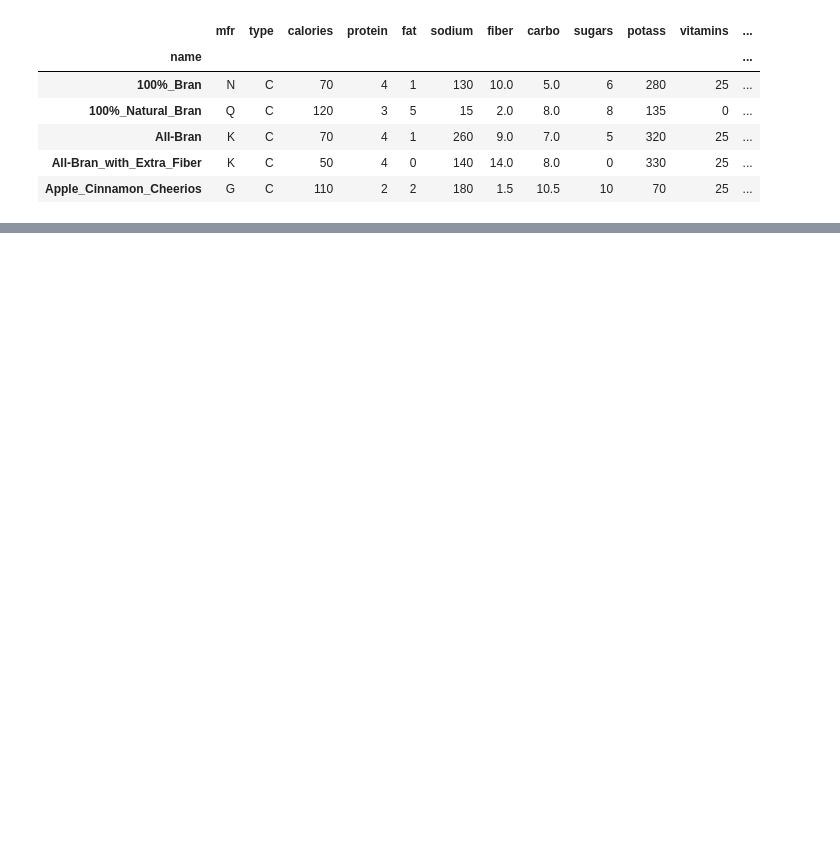
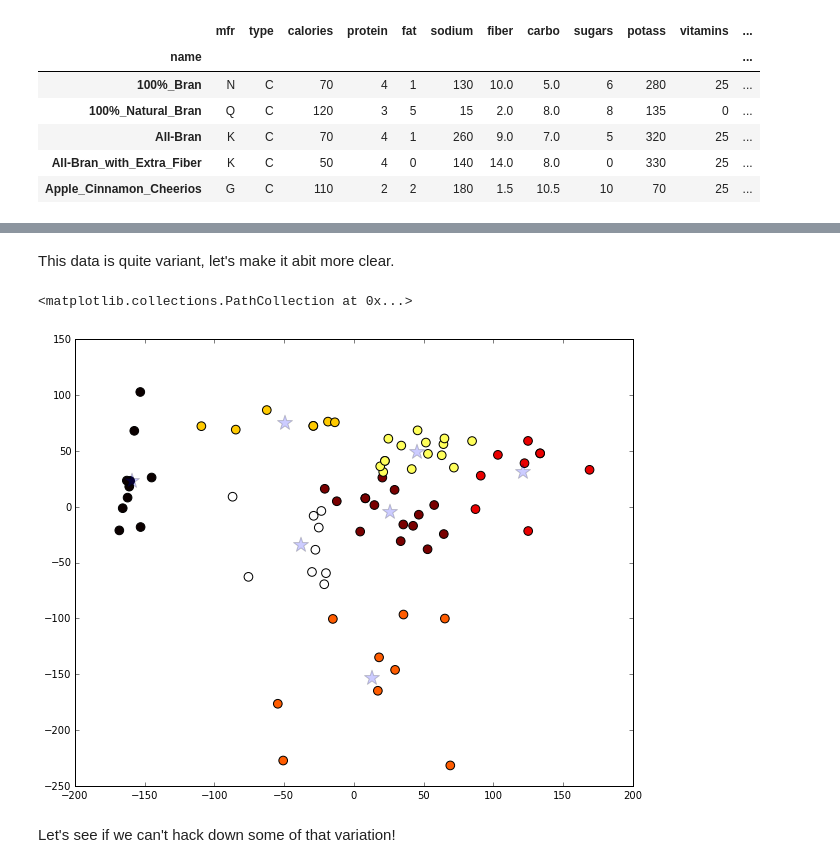
Before and after one commit to tiy-gvl-python/honey-nut-clusters, a Jupyter notebook: Clusters.ipynb, the cells around one changed output, grey strips where cells are left out. Cells and saved outputs as stored; diff of their text form; code cells hidden in the pictures; blank space fills up the shorter version.

```diff
--- a/Clusters.ipynb
+++ b/Clusters.ipynb
@@ -48,0 +27,7 @@ plt.scatter(kmeans.cluster_centers_[:,0], kmeans.cluster_centers_[:,1], alpha=.2
+# %%
+pca_1 = PCA(n_components=2)
+# %%
+data_1 = data.ix[:, 3:]
+# %%
+pca_1.fit(data_1)
+reduced_data_1 = pca_1.transform(data_1)
@@ -48,0 +43,14 @@ plt.scatter(kmeans.cluster_centers_[:,0], kmeans.cluster_centers_[:,1], alpha=.2
+# %% [markdown]
+This data is quite variant, let's make it abit more clear.
+# %%
+kmeans_1 = KMeans(7)
+pred = kmeans_1.fit_predict(reduced_data_1)
+# %%
+plt.scatter(reduced_data_1[:,0], reduced_data_1[:,1], c=pred, cmap='hot', s=75)
+plt.scatter(kmeans_1.cluster_centers_[:,0],
+            kmeans_1.cluster_centers_[:,1], alpha=.2, s=250, marker='*')
+# %% [output]
+<matplotlib.collections.PathCollection at 0x...>
+[figure, added]
+# %% [markdown]
+Let's see if we can't hack down some of that variation!
```
Also changed, not shown: parts of 46 cells of this notebook.
